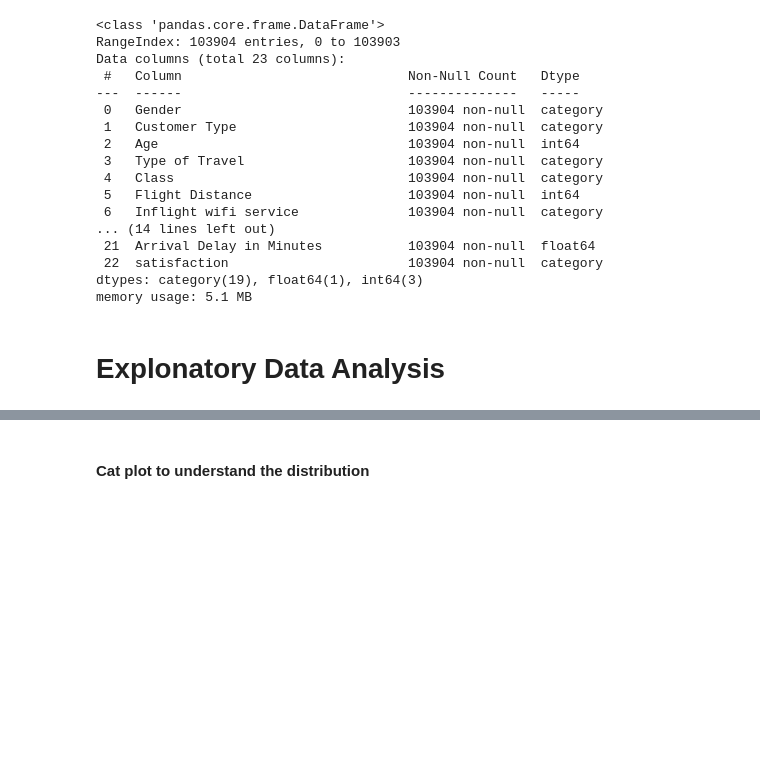
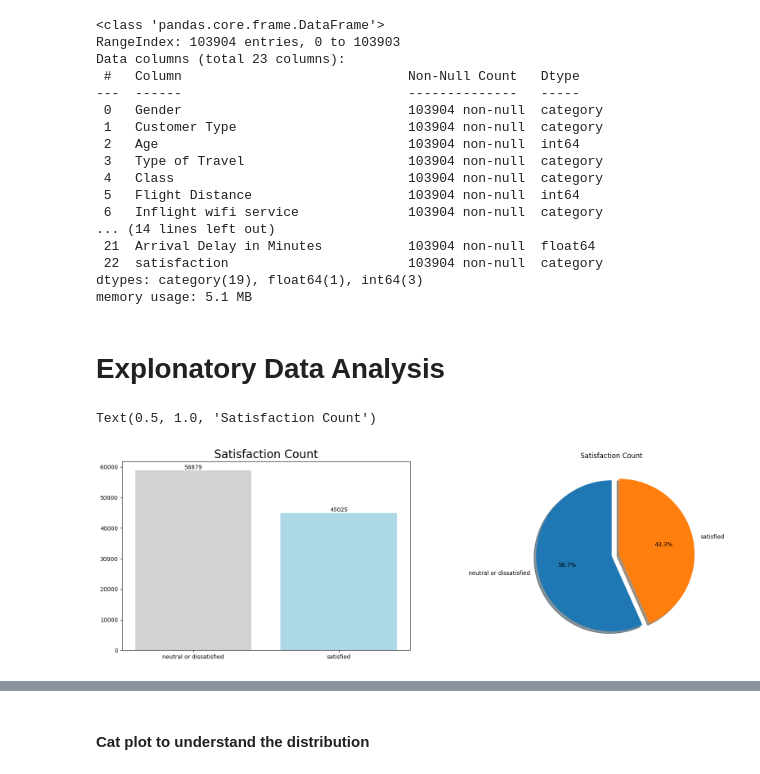
Before and after one commit to AbhishekDGoudar/Kaggle_airline_satisfaction, a Jupyter notebook: ASDS 5303 Final Project.ipynb, the cells around one changed output, grey strips where cells are left out. Saved outputs shown, nothing was run; the diff lists cells and outputs as text; code cells hidden in the pictures; blank space fills up the shorter version.

```diff
--- a/ASDS 5303 Final Project.ipynb
+++ b/ASDS 5303 Final Project.ipynb
@@ -151,3 +155,22 @@ dtypes: category(19), float64(1), int64(3)
 memory usage: 5.1 MB
 # %% [markdown]
 # Explonatory Data Analysis
+# %%
+fig,(ax1,ax2) = plt.subplots(nrows = 1,ncols = 2, figsize=(20,6))
+
+# plot 1
+
+ax1.bar(df["satisfaction"].value_counts().index,df["satisfaction"].value_counts(),color = ["lightgrey","lightblue"])
+ax1.set_title("Satisfaction Count",fontsize = 20)
+for bars in ax1.containers:    # for showing count
+    ax1.bar_label(bars)
+
+# plot 2
+
+label = list(df['satisfaction'].value_counts().index)
+value = list(df["satisfaction"].value_counts().values)
+ax2.pie(value,labels=label,autopct="%1.1f%%",explode = (0,0.1),startangle = 90,shadow = True)
+ax2.set_title("Satisfaction Count")
+# %% [output]
+Text(0.5, 1.0, 'Satisfaction Count')
+[figure, added]
```
Also changed, not shown: parts of 36 cells of this notebook.
